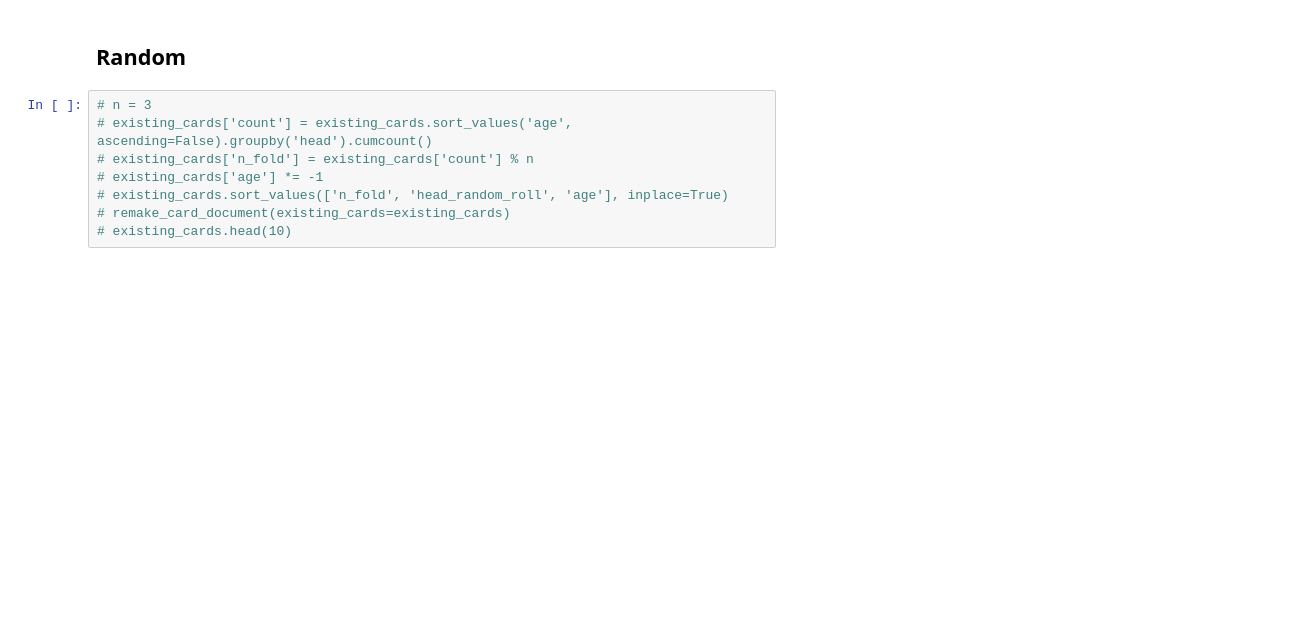
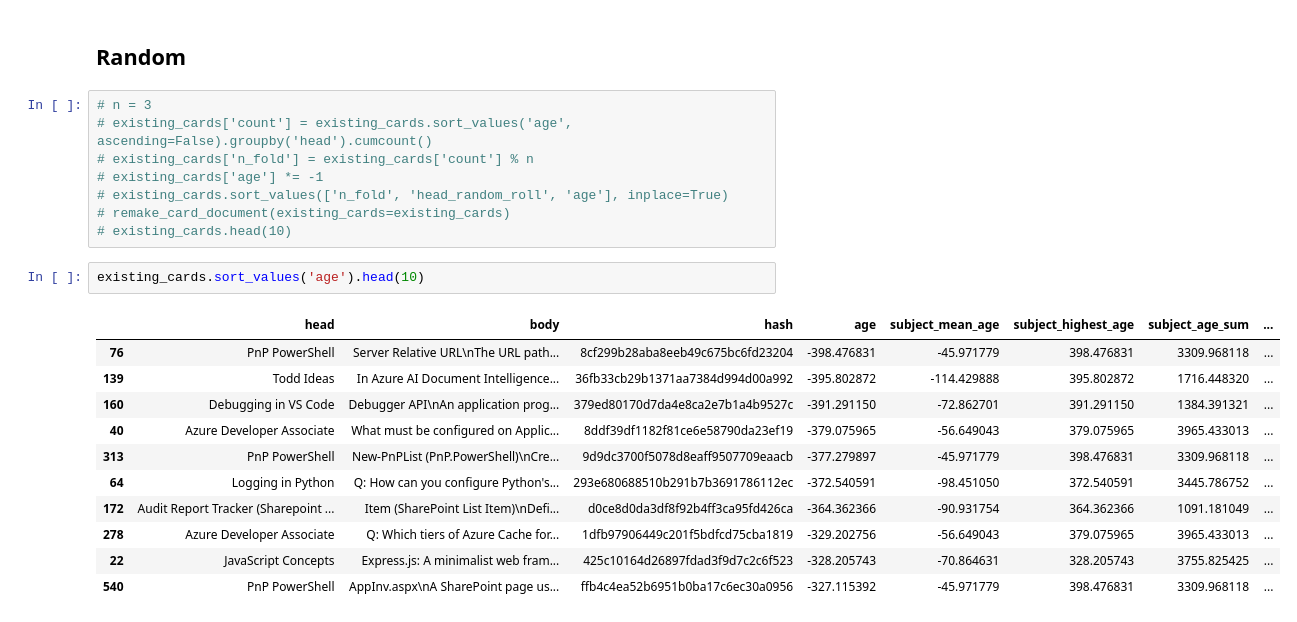
Before and after one commit to JayTY94/Certcards-refresh, a Jupyter notebook: shuffle.ipynb, the cells around one changed output. Drawn from its saved outputs; the diff is of its cells as text; blank space fills up the shorter version.

```diff
--- a/shuffle.ipynb
+++ b/shuffle.ipynb
@@ -262,6 +262,20 @@ Total card age: 39557.93
 # existing_cards.sort_values(['n_fold', 'head_random_roll', 'age'], inplace=True)
 # remake_card_document(existing_cards=existing_cards)
 # existing_cards.head(10)
+# %%
+existing_cards.sort_values('age').head(10)
+# %% [output]
+|  | head | body | hash | age | subject_mean_age | subject_highest_age | subject_age_sum | ... |
+| 76 | PnP PowerShell | Server Relative URL\nThe URL path... | 8cf299b28aba8eeb49c675bc6fd23204 | -398.476831 | -45.971779 | 398.476831 | 3309.968118 | ... |
+| 139 | Todd Ideas | In Azure AI Document Intelligence... | 36fb33cb29b1371aa7384d994d00a992 | -395.802872 | -114.429888 | 395.802872 | 1716.448320 | ... |
+| 160 | Debugging in VS Code | Debugger API\nAn application prog... | 379ed80170d7da4e8ca2e7b1a4b9527c | -391.291150 | -72.862701 | 391.291150 | 1384.391321 | ... |
+| 40 | Azure Developer Associate | What must be configured on Applic... | 8ddf39df1182f81ce6e58790da23ef19 | -379.075965 | -56.649043 | 379.075965 | 3965.433013 | ... |
+| 313 | PnP PowerShell | New-PnPList (PnP.PowerShell)\nCre... | 9d9dc3700f5078d8eaff9507709eaacb | -377.279897 | -45.971779 | 398.476831 | 3309.968118 | ... |
+| 64 | Logging in Python | Q: How can you configure Python's... | 293e680688510b291b7b3691786112ec | -372.540591 | -98.451050 | 372.540591 | 3445.786752 | ... |
+| 172 | Audit Report Tracker (Sharepoint ... | Item (SharePoint List Item)\nDefi... | d0ce8d0da3df8f92b4ff3ca95fd426ca | -364.362366 | -90.931754 | 364.362366 | 1091.181049 | ... |
+| 278 | Azure Developer Associate | Q: Which tiers of Azure Cache for... | 1dfb97906449c201f5bdfcd75cba1819 | -329.202756 | -56.649043 | 379.075965 | 3965.433013 | ... |
+| 22 | JavaScript Concepts | Express.js: A minimalist web fram... | 425c10164d26897fdad3f9d7c2c6f523 | -328.205743 | -70.864631 | 328.205743 | 3755.825425 | ... |
+| 540 | PnP PowerShell | AppInv.aspx\nA SharePoint page us... | ffb4c4ea52b6951b0ba17c6ec30a0956 | -327.115392 | -45.971779 | 398.476831 | 3309.968118 | ... |
 # %%
 existing_cards.head(10).sum()
 # %% [output]
```
Also changed, not shown: parts of 6 cells of this notebook, 3 other files.
